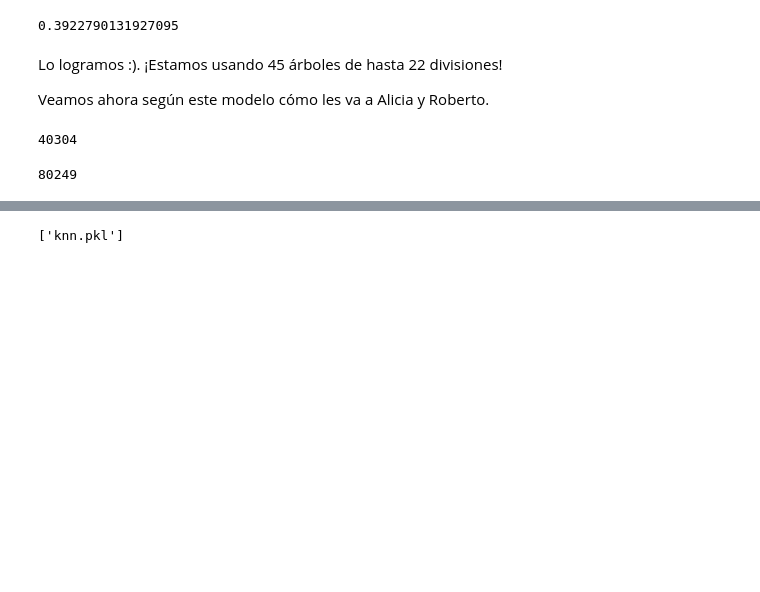
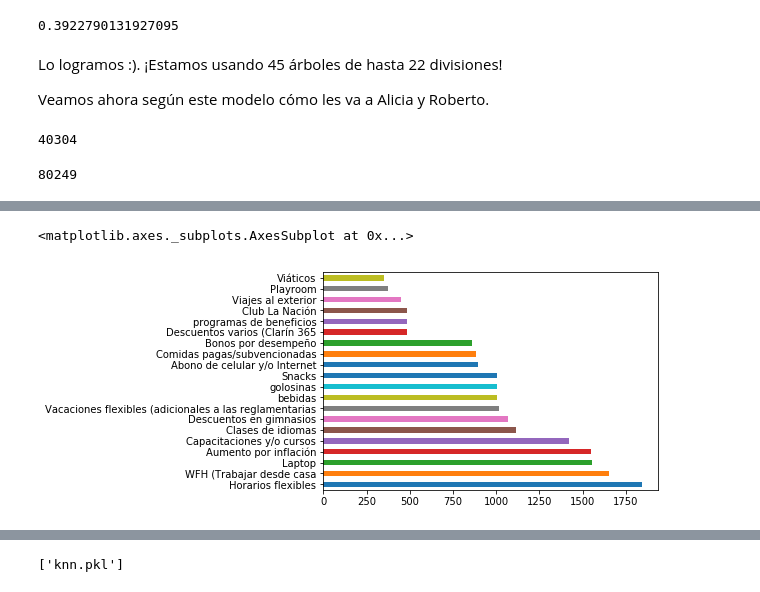
Before and after one commit to seppo0010/sysarmy-sueldos-2019.1, a Jupyter notebook: Sysarmy - Predicción de sueldos.ipynb, the cells around one changed output, grey strips where cells are left out. Cells and saved outputs as stored; diff of their text form; code cells hidden in the pictures; blank space fills up the shorter version.

```diff
--- a/Sysarmy - Predicción de sueldos.ipynb
+++ b/Sysarmy - Predicción de sueldos.ipynb
@@ -915,0 +920,7 @@ int(rfr.predict([[bob_transformed[col] for col in X.columns]])[0])
+# %%
+all_benefits = ','.join(df['Beneficios extra'].tolist())
+benefits = set(x for x in [item.strip('.,-)()').strip() for s in df['Beneficios extra'].tolist() for item in s.split(',')] if x not in ('', 'a', 'no', 'nada', 'Ninguna', 'etc', 'Ninguna de las anteriores'))
+pd.Series({b: all_benefits.count(b) for b in benefits}).sort_values(ascending=False).head(20).plot.barh()
+# %% [output]
+<matplotlib.axes._subplots.AxesSubplot at 0x...>
+[figure, added]
```
Also changed, not shown: parts of 7 cells of this notebook, 1 other file.
